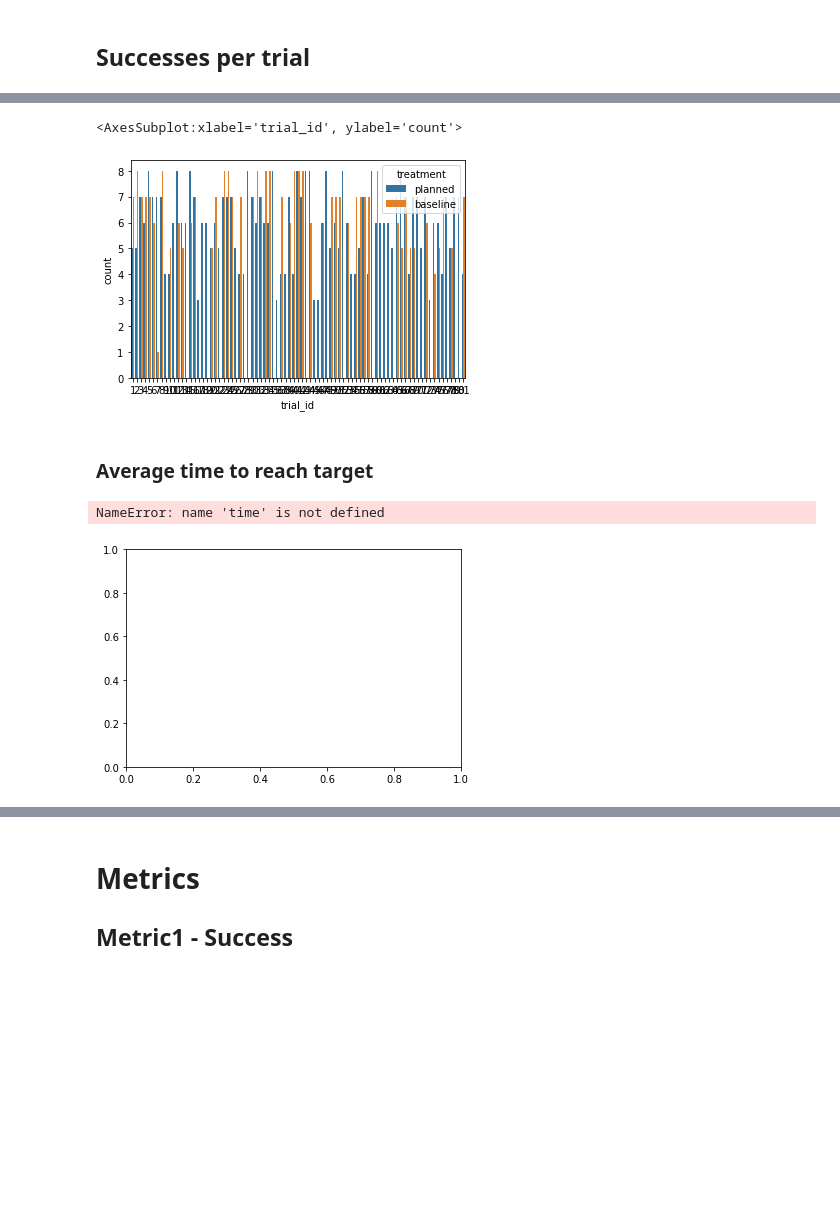
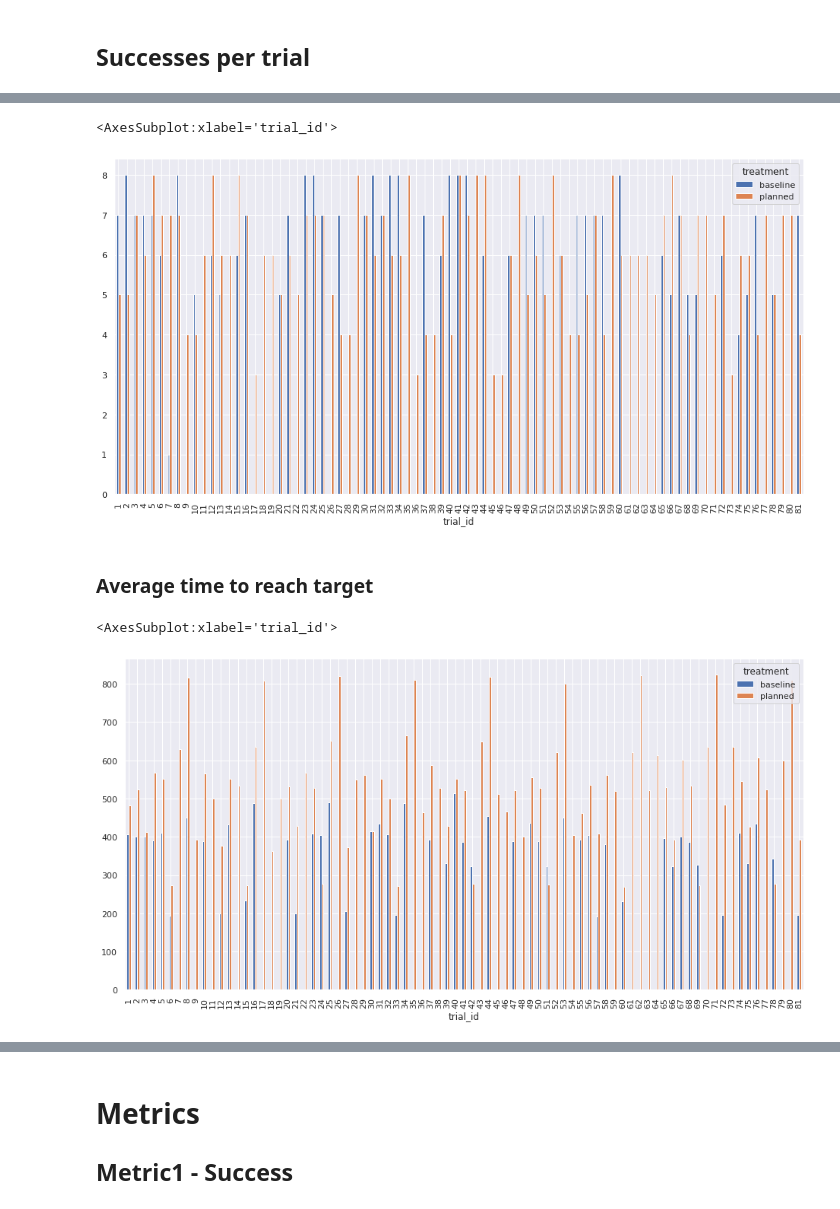
Before and after one commit to VicenteMoraes/hmrs_analysis, a Jupyter notebook: notebooks/Analysis.ipynb, the cells around one changed output, grey strips where cells are left out. Drawn from its saved outputs; the diff is of its cells as text; code cells hidden in the pictures; blank space fills up the shorter version.

```diff
--- a/notebooks/Analysis.ipynb
+++ b/notebooks/Analysis.ipynb
@@ -12,6 +12,7 @@ from functools import reduce
 
 from parse_logs import parser
 
+sns.set(rc={"figure.figsize":(16, 8)})
 # parser.root_data_path = '../tests/data'
 #trial_run_objects = parser.get_trial_runs(
 #    exp_run_code='experiment_2021_04_01_16_20_00_run_1')
@@ -203,3 +248,5 @@ Name: ttc, dtype: float64
 # Plots
 # %% [markdown]
 ## Successes per trial
+# %%
+successes = trial_run_df[trial_run_df.end_state == "reach-target"]
@@ -206,15 +260,13 @@ Name: ttc, dtype: float64
 # %%
-sns.countplot(x='trial_id', hue="treatment", data=trial_run_df[trial_run_df["end_state"] == "reach-target"])
+successes.groupby(["trial_id", "treatment"])["end_state"].count().unstack().plot.bar(legend=True)
 # %% [output]
-<AxesSubplot:xlabel='trial_id', ylabel='count'>
+<AxesSubplot:xlabel='trial_id'>
-[figure, old version]
+[figure, new version]
 # %% [markdown]
 ### Average time to reach target
 # %%
-_, ax = plt.subplots()
-time["Planned Average Time"].plot.bar(stacked=True, figsize=(16, 8), ax=ax, color="blue", legend=True)
-time["Baseline Average Time"].plot.bar(stacked=True, figsize=(16, 8), ax=ax, color="orange", legend=True)
+successes.groupby(["trial_id", "treatment"])["ttc"].mean().unstack().plot.bar(legend=True, figsize=(16,8))
 # %% [output]
-NameError: name 'time' is not defined
+<AxesSubplot:xlabel='trial_id'>
-[figure, old version]
+[figure, new version]
 # %%
```
Also changed, not shown: parts of 33 cells of this notebook.
